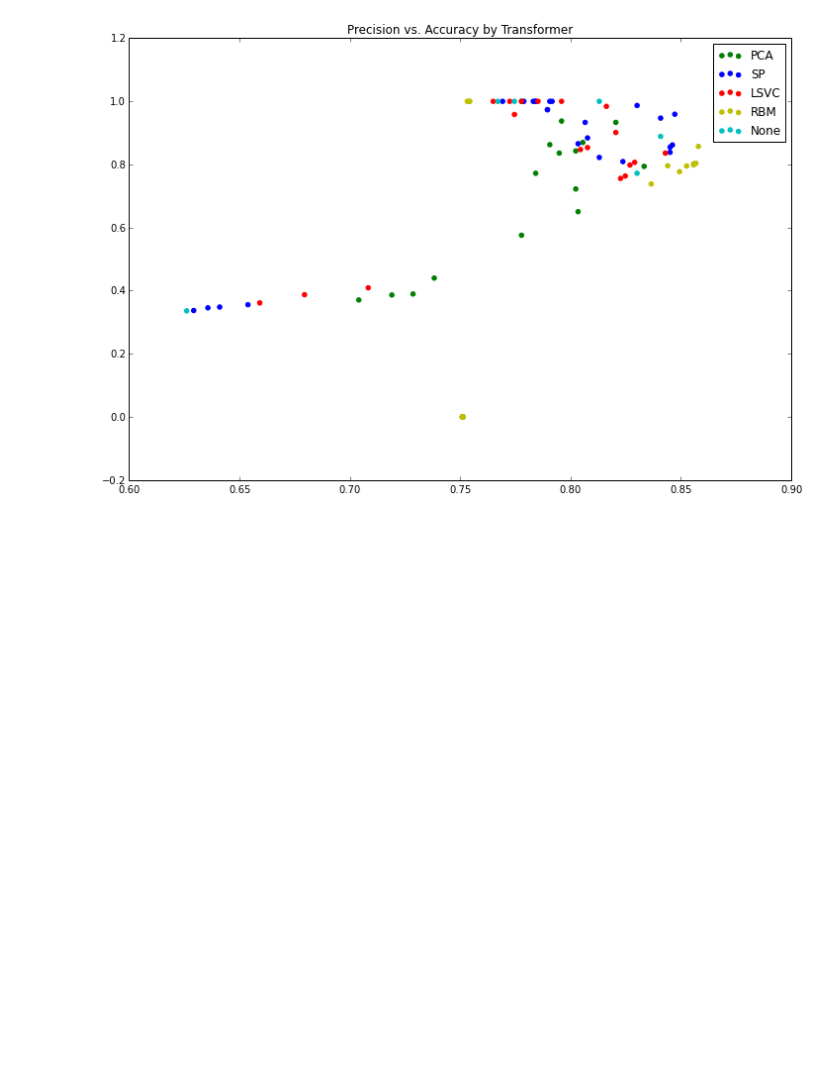
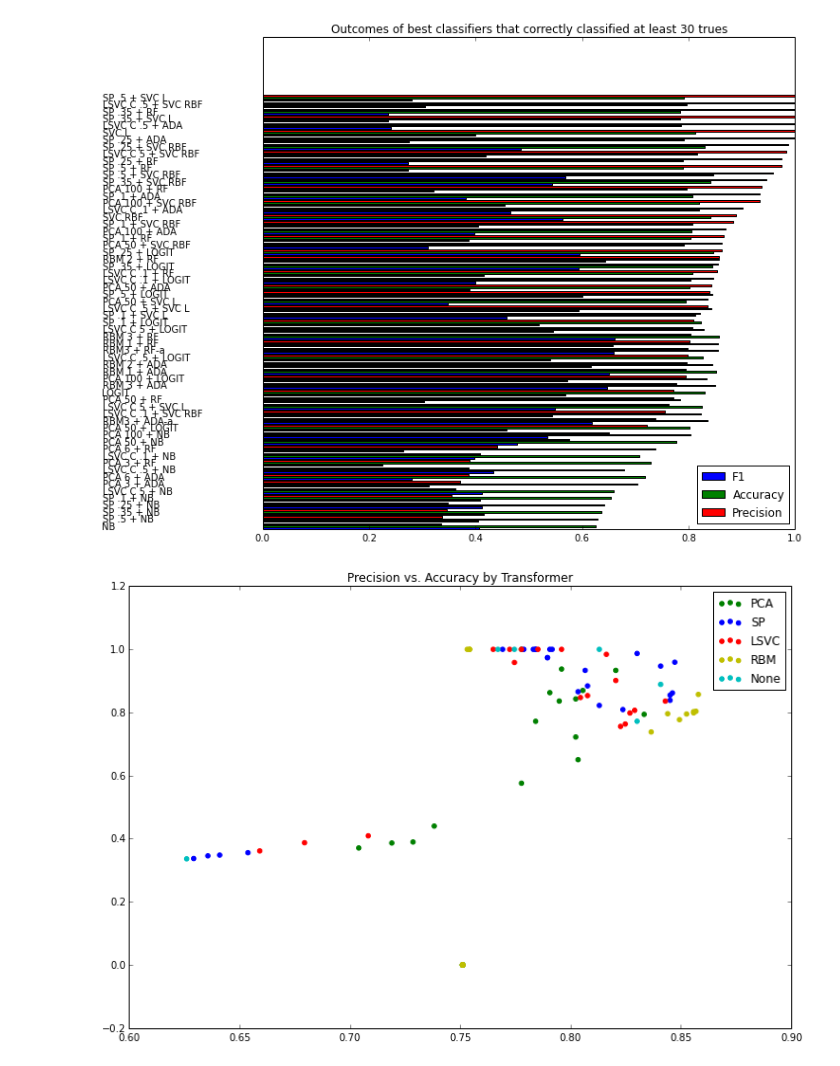
Before and after one commit to jacobboy/spring14, a Jupyter notebook: Graphin.ipynb, the cells around one changed output. Cells and saved outputs as stored; diff of their text form; code cells hidden in the pictures; blank space fills up the shorter version.

```diff
--- a/Graphin.ipynb
+++ b/Graphin.ipynb
@@ -87,3 +89,27 @@ pl.show()
+# %%
+dispscores = scores[scores['truecount']>30].sort(columns=['prec'])
+# dispscores = scores
+
+indices = np.arange(dispscores.shape[0])
+pl.figure(figsize=(12,8))
+pl.barh(indices, dispscores['f1'], .2, label='F1', color='b')
+pl.barh(indices+.3, dispscores['acc'], .2, label='Accuracy', color='g')
+pl.barh(indices+.6, dispscores['prec'], .2, label='Precision', color='r')
+pl.yticks(())
+pl.legend(loc='best')
+pl.subplots_adjust(left=.25)
+pl.subplots_adjust(top=.95)
+pl.subplots_adjust(bottom=.05)
+
+pl.title("Outcomes of best classifiers that correctly classified at least 30 trues")
+
+for i, l in zip(indices, dispscores['name']):
+    pl.text(-.3, i, l)
+
+# pl.savefig('data/mega')
+pl.show()
+# %% [output]
+[figure, added]
 # %%
 
 plt.figure(figsize=(12,8))
```
Also changed, not shown: parts of 15 cells of this notebook.
